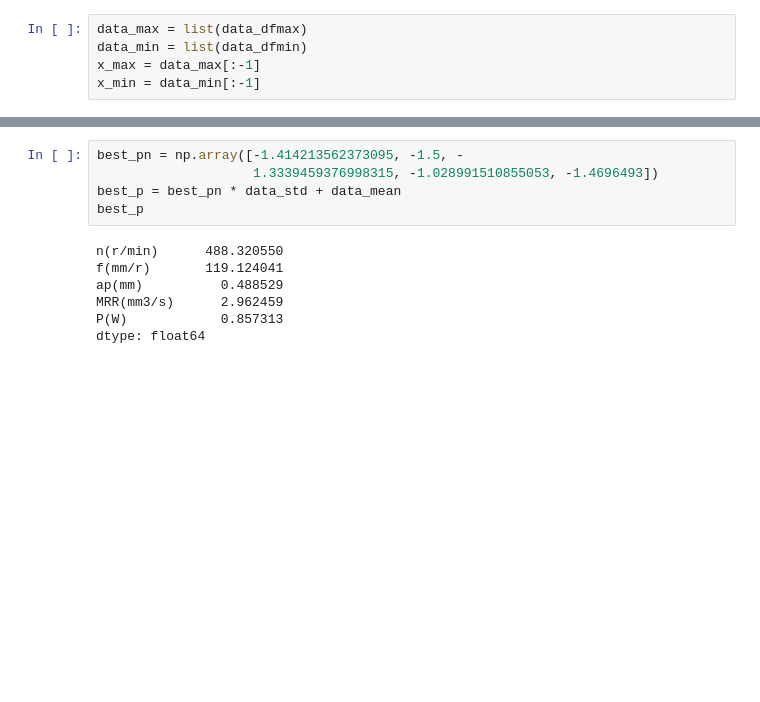
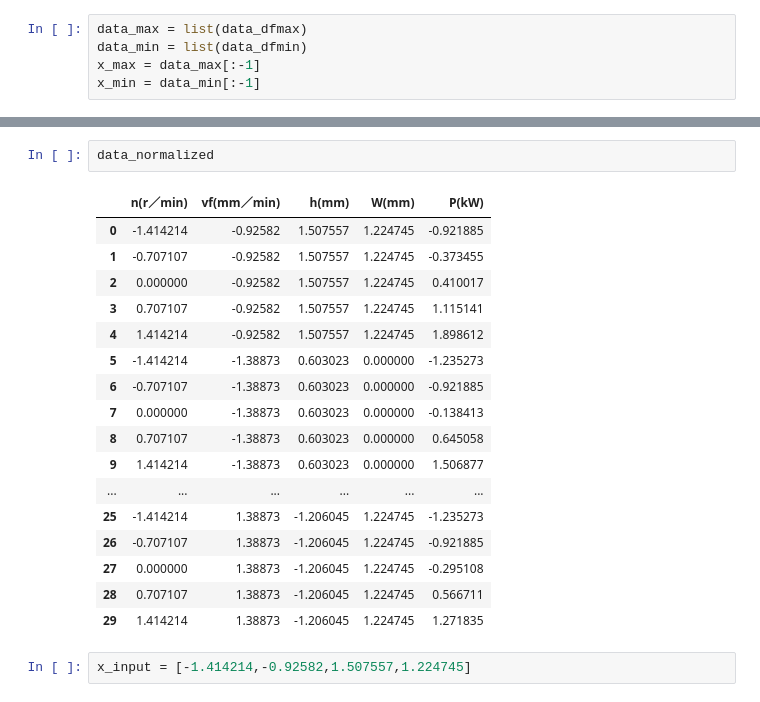
Before and after one commit to zhaziqwe/digital_workshop_predict_model, a Jupyter notebook: 模型优化.ipynb, the cells around one changed output, grey strips where cells are left out. Drawn from its saved outputs; the diff is of its cells as text; blank space fills up the shorter version.

```diff
--- a/模型优化.ipynb
+++ b/模型优化.ipynb
@@ -119,12 +65,22 @@ The best variables are:
-# %%
-best_pn = np.array([-1.414213562373095, -1.5, -
-                    1.3339459376998315, -1.028991510855053, -1.4696493])
-best_p = best_pn * data_std + data_mean
-best_p
-# %% [output]
-n(r/min)      488.320550
-f(mm/r)       119.124041
-ap(mm)          0.488529
-MRR(mm3/s)      2.962459
-P(W)            0.857313
-dtype: float64
+# %%
+data_normalized
+# %% [output]
+|  | n(r／min) | vf(mm／min) | h(mm) | W(mm) | P(kW) |
+| 0 | -1.414214 | -0.92582 | 1.507557 | 1.224745 | -0.921885 |
+| 1 | -0.707107 | -0.92582 | 1.507557 | 1.224745 | -0.373455 |
+| 2 | 0.000000 | -0.92582 | 1.507557 | 1.224745 | 0.410017 |
+| 3 | 0.707107 | -0.92582 | 1.507557 | 1.224745 | 1.115141 |
+| 4 | 1.414214 | -0.92582 | 1.507557 | 1.224745 | 1.898612 |
+| 5 | -1.414214 | -1.38873 | 0.603023 | 0.000000 | -1.235273 |
+| 6 | -0.707107 | -1.38873 | 0.603023 | 0.000000 | -0.921885 |
+| 7 | 0.000000 | -1.38873 | 0.603023 | 0.000000 | -0.138413 |
+| 8 | 0.707107 | -1.38873 | 0.603023 | 0.000000 | 0.645058 |
+| 9 | 1.414214 | -1.38873 | 0.603023 | 0.000000 | 1.506877 |
+| ... | ... | ... | ... | ... | ... |
+| 25 | -1.414214 | 1.38873 | -1.206045 | 1.224745 | -1.235273 |
+| 26 | -0.707107 | 1.38873 | -1.206045 | 1.224745 | -0.921885 |
+| 27 | 0.000000 | 1.38873 | -1.206045 | 1.224745 | -0.295108 |
+| 28 | 0.707107 | 1.38873 | -1.206045 | 1.224745 | 0.566711 |
+| 29 | 1.414214 | 1.38873 | -1.206045 | 1.224745 | 1.271835 |
+# %%
+x_input = [-1.414214,-0.92582,1.507557,1.224745]
```
Also changed, not shown: parts of 7 cells of this notebook, 20 other files.
